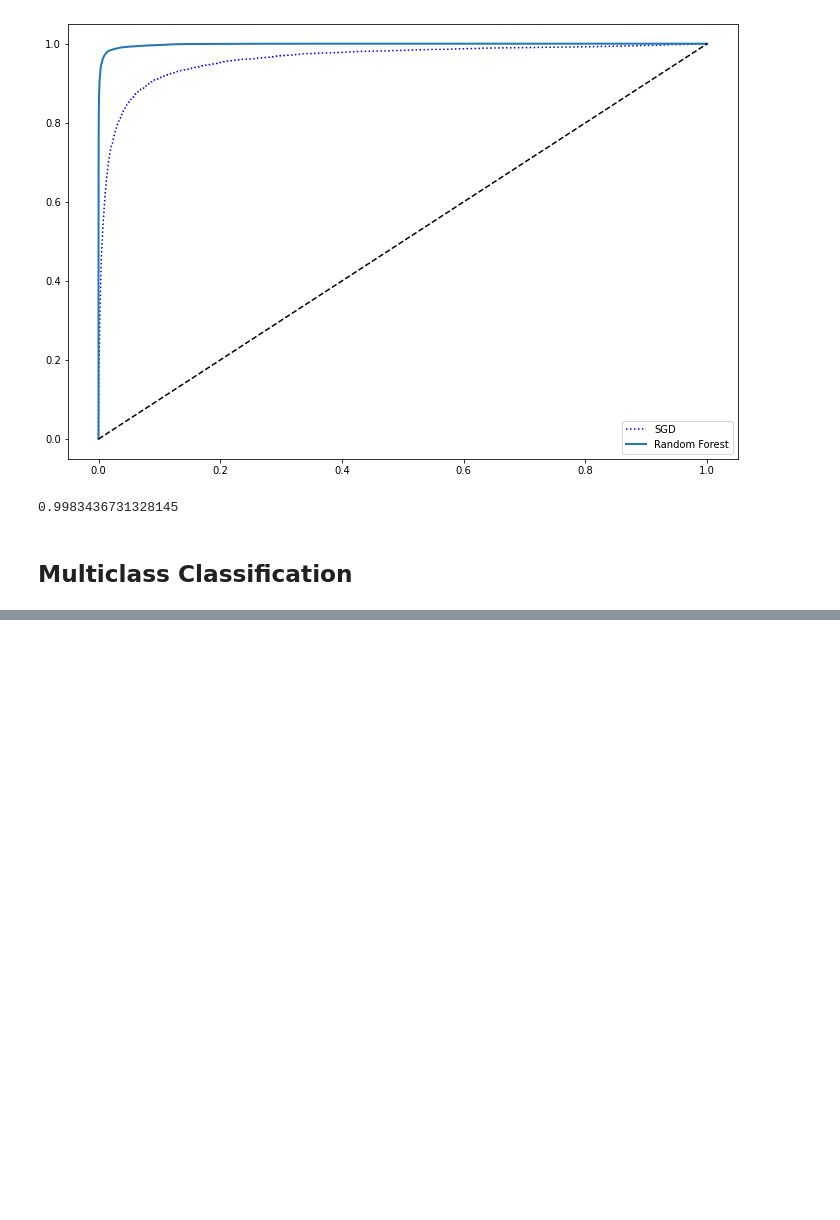
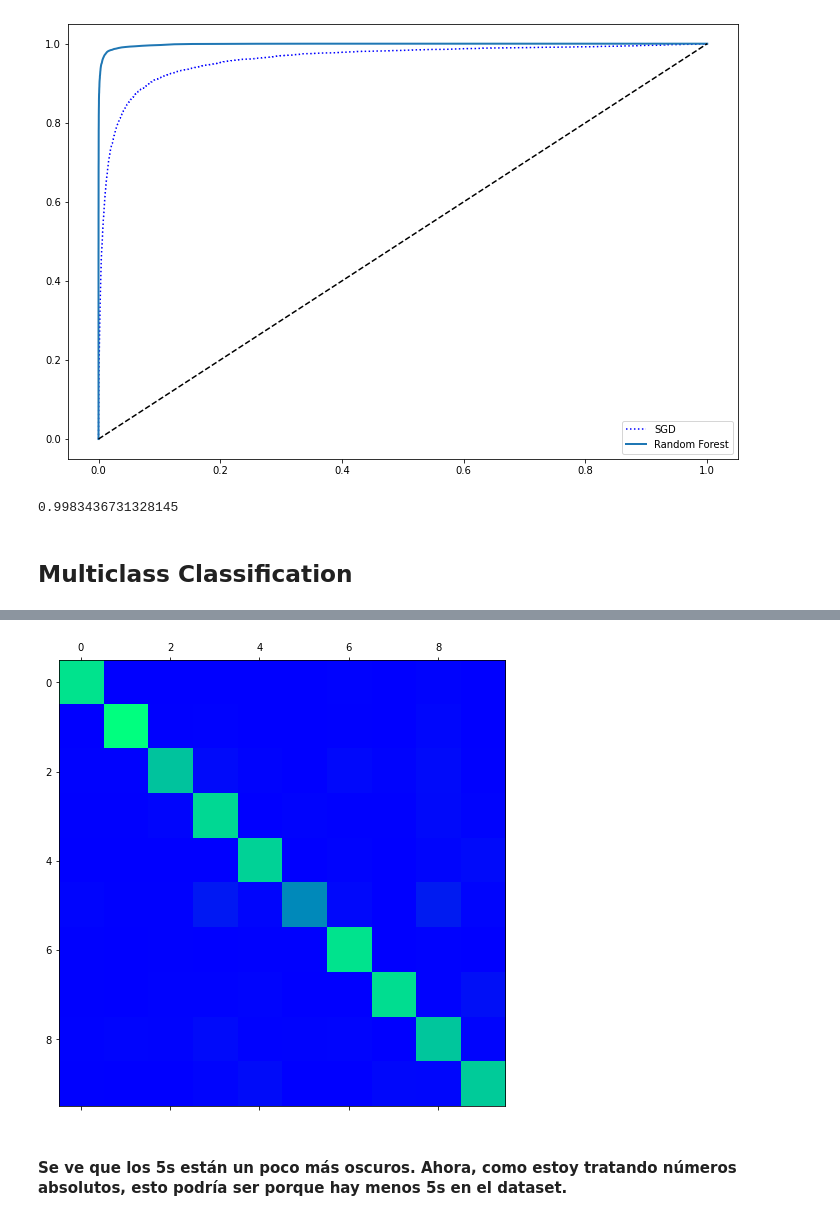
Before and after one commit to panza238/Hands_On_ML, a Jupyter notebook: ch03/chapter_03.ipynb, the cells around one changed output, grey strips where cells are left out. Cells and saved outputs as stored; diff of their text form; code cells hidden in the pictures; blank space fills up the shorter version.

```diff
--- a/ch03/chapter_03.ipynb
+++ b/ch03/chapter_03.ipynb
@@ -297,0 +384,8 @@ roc_auc_score(y_train_5, y_scores_forest)
+# %%
+plt.figure(figsize=(8, 8))
+plt.matshow(multi_conf_mx, cmap=plt.cm.winter, fignum=1)  # con fignum, le digo que quiero la figure que inicialicé en la línea anterior es la figure sobre la que quiero dibujar.
+plt.show()
+# %% [output]
+[figure, added]
+# %% [markdown]
+#### Se ve que los 5s están un poco más oscuros. Ahora, como estoy tratando números absolutos, esto podría ser porque hay menos 5s en el dataset.
```
Also changed, not shown: parts of 34 cells of this notebook.
